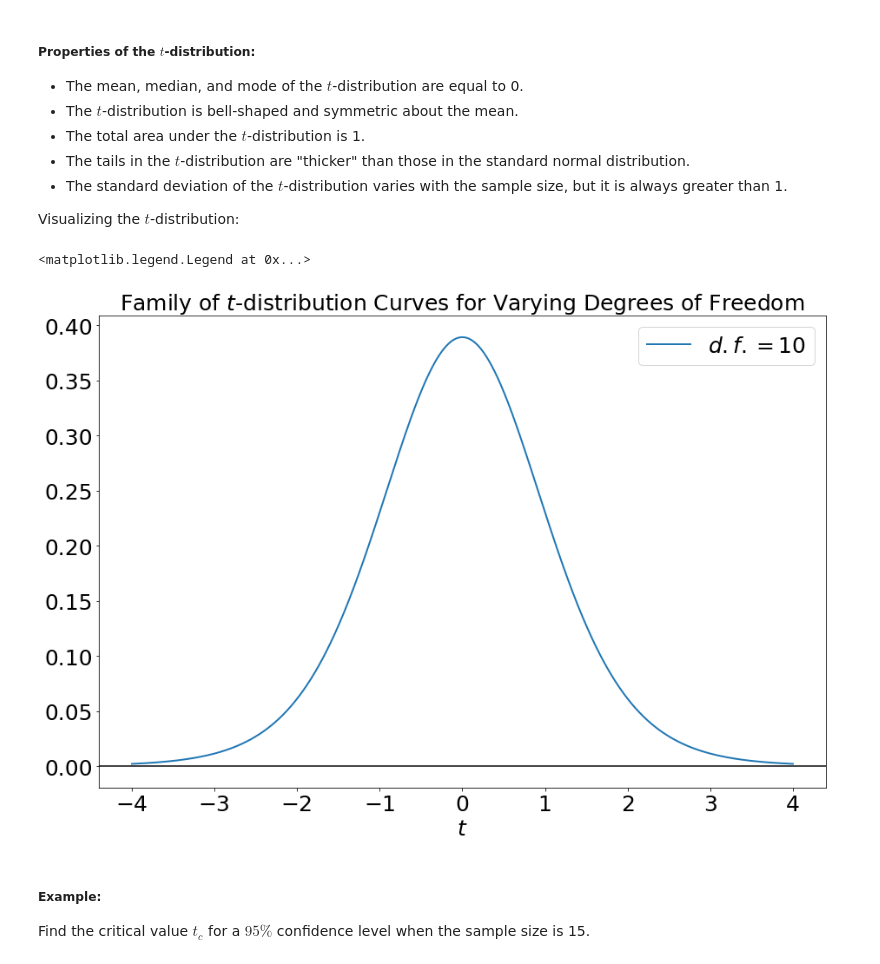
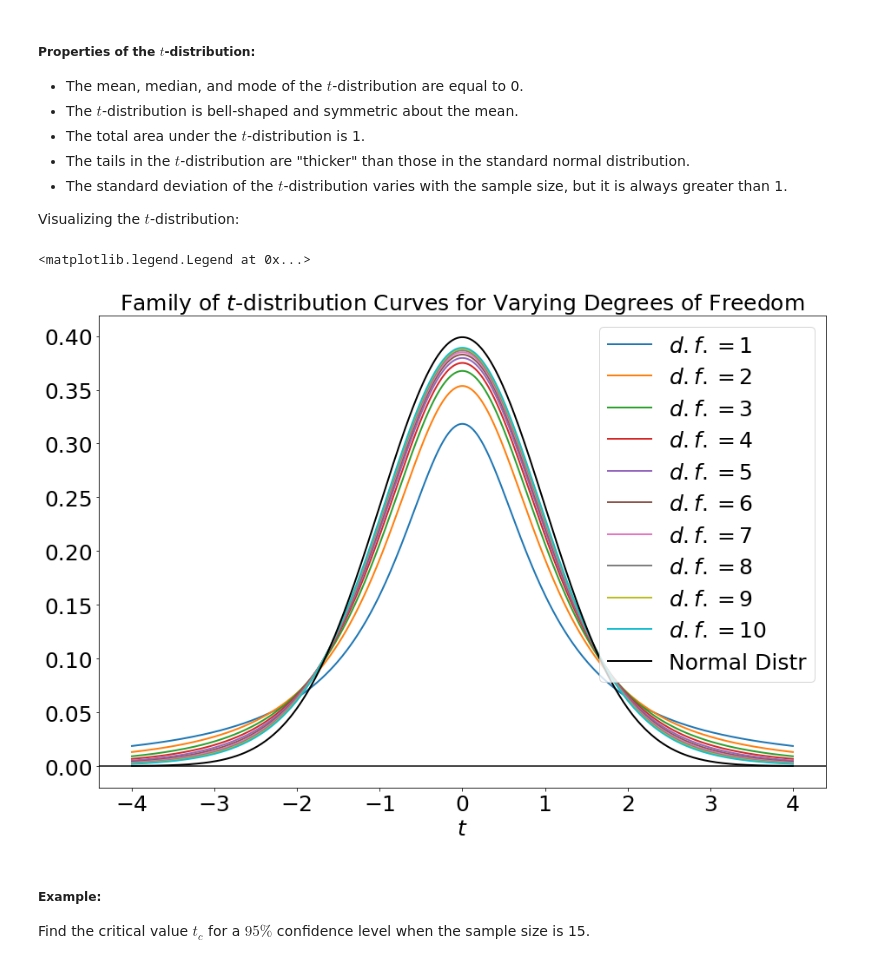
Before and after one commit to ProfessorBattlesword/Elementary_Statistics, a Jupyter notebook: Chapter 6/section_6-2.ipynb, the cells around one changed output. Cells and saved outputs as stored; diff of their text form; code cells hidden in the pictures.

Commit message:
Updating t-distr family of curves graph

```diff
--- a/Chapter 6/section_6-2.ipynb
+++ b/Chapter 6/section_6-2.ipynb
@@ -25,31 +25,31 @@ Visualizing the $t$-distribution:
 # %%
 import numpy as np
 import matplotlib.pyplot as plt
 from scipy.stats import t
 import scipy.stats as stats
 
 %matplotlib inline
 
 xmin = -4
 xmax  = 4
 df = np.arange(1,11,1)
 
 x = np.linspace(xmin,xmax,1000)
 
 fig, ax = plt.subplots(figsize=(15,10))
 ax.axhline(y=0,color='k')
 ax.set_xlabel('$t$',fontsize=25)
 ax.tick_params(labelsize=25)
 ax.set_title('Family of $t$-distribution Curves for Varying Degrees of Freedom',fontsize=25)
-# for i in df:
-#     ax.plot(x,t.pdf(x,i),label='$d.f. = {}$'.format(i),lw=2) ##### FAMILY OF T-DISTR CURVES
+for i in df:
+    ax.plot(x,t.pdf(x,i),label='$d.f. = {}$'.format(i),lw=2) ##### FAMILY OF T-DISTR CURVES
 #     ax.fill_between(x,t.pdf(x,i),alpha=.5)
-ax.plot(x,t.pdf(x,10),label='$d.f. = {}$'.format(10),lw=2) ##### TOGGLE FINE TUNING OF DF
-# ax.plot(x,stats.norm.pdf(x,0,1),label='Normal Distr',lw=2,color='k') ##### TOGGLE NORMAL DISTRIBUTION
+# ax.plot(x,t.pdf(x,10),label='$d.f. = {}$'.format(10),lw=2) ##### TOGGLE FINE TUNING OF DF
+ax.plot(x,stats.norm.pdf(x,0,1),label='Normal Distr',lw=2,color='k') ##### TOGGLE NORMAL DISTRIBUTION
 ax.legend(fontsize=25,loc='upper right',markerscale=.5)
 # %% [output]
 <matplotlib.legend.Legend at 0x...>
-[figure, old version]
+[figure, new version]
 # %% [markdown]
 ##### Example:
 
```
